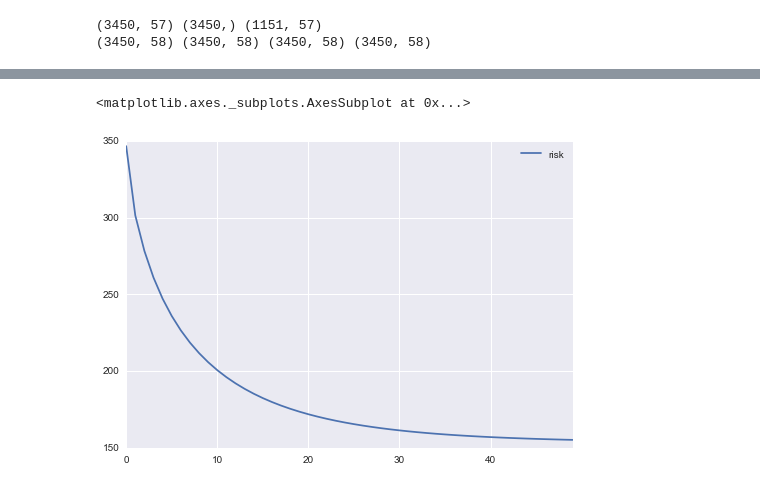
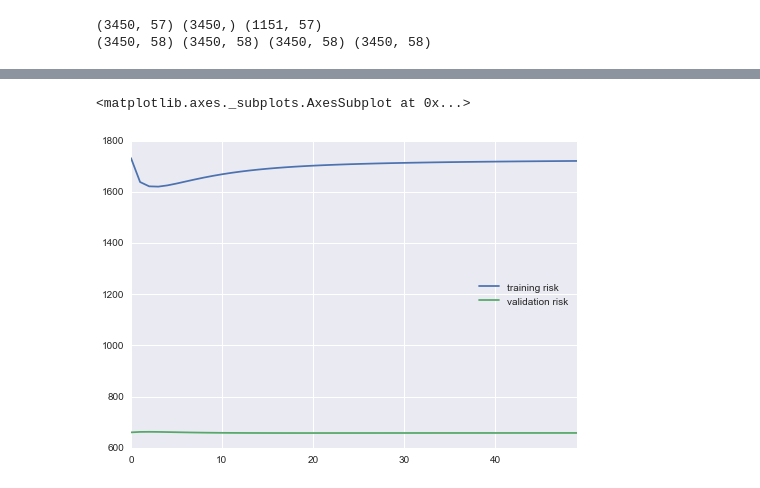
Before and after one commit to bllchmbrs/ml289, a Jupyter notebook: hw3/Kernel Logistic - 4 => correcting the quadratic?.ipynb, the cells around one changed output, grey strips where cells are left out. Cells and saved outputs as stored; diff of their text form; code cells hidden in the pictures.

```diff
--- a/hw3/Kernel Logistic - 4 => correcting the quadratic?.ipynb
+++ b/hw3/Kernel Logistic - 4 => correcting the quadratic?.ipynb
@@ -149,5 +161,8 @@ risks2.plot()
-# %%
-risks2.plot()
-# %% [output]
-<matplotlib.axes._subplots.AxesSubplot at 0x...>
-[figure, removed]
+# %%
+w2, risks = qkrsgd_wrapper(tx, ty, 10e-5, 0.00001, 50)
+# this is the auto learning rate
+# seems to converge really fast then bounce out
+risks.plot()
+# %% [output]
+<matplotlib.axes._subplots.AxesSubplot at 0x...>
+[figure, added]
```
Also changed, not shown: parts of 4 cells of this notebook.
